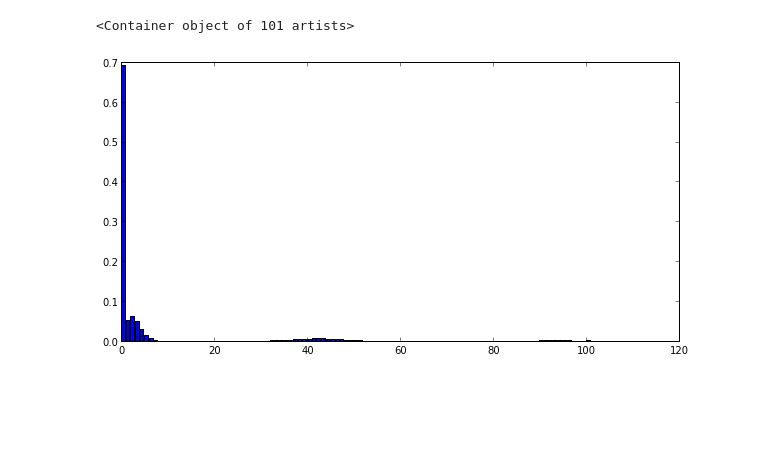
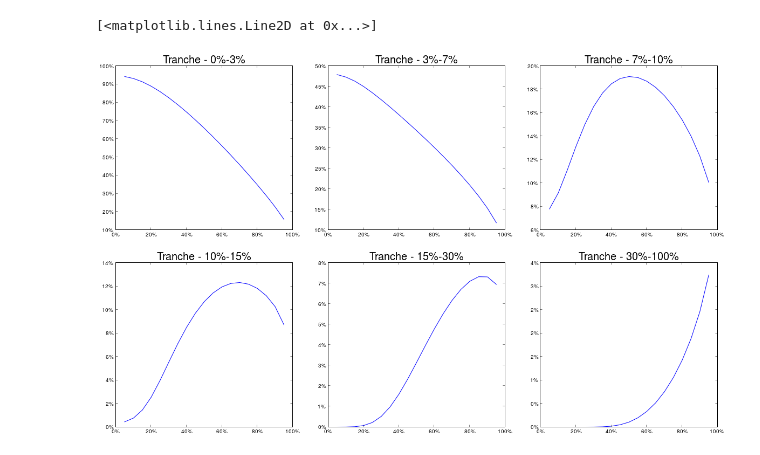
Before and after one commit to rguillemot/Formation_Finance, a Jupyter notebook: Forex_Credit_Equity/notebook/CDO.ipynb, the cells around one changed output. Drawn from its saved outputs; the diff is of its cells as text; code cells hidden in the pictures; blank space fills up the shorter version.

```diff
--- a/Forex_Credit_Equity/notebook/CDO.ipynb
+++ b/Forex_Credit_Equity/notebook/CDO.ipynb
@@ -43,6 +28,57 @@ Super Senior : 1.23%
-# %%
-fig,ax = plt.subplots(figsize=(10,5))
-ax.bar(range(100+1),proba)
-# %% [output]
-<Container object of 101 artists>
-[figure, removed]
+# %%
+def ExpectedLoss(loss,proba,a,d):
+    return sum([max((min (l,d)-a)/(d-a),0) for l in loss]*proba)
+# %%
+rhos = np.linspace(0.05,0.95,19)
+all_proba_loss = [proba_loss(100,0.05,rho) for rho in rhos]
+# %%
+from matplotlib import rc
+rc('font',**{'family':'sans-serif','sans-serif':['Helvetica']})
+## for Palatino and other serif fonts use:
+#rc('font',**{'family':'serif','serif':['Palatino']})
+rc('text', usetex=True)
+rcParams['text.latex.unicode']=True
+# %%
+fig, ((ax1,ax2,ax3),(ax4,ax5,ax6)) = plt.subplots(2,3,figsize=(20,12))
+
+def xfunc(x, pos=0):
+         return '%1.0f'%(x*100)+'\%'
+
+def yfunc(y, pos=0):
+         return '%1.0f'%(y*100)+'\%'
+
+
+
+el_0_3 = [ExpectedLoss(l,p,0,0.03) for (l,p) in all_proba_loss]
+el_3_7 = [ExpectedLoss(l,p,0.03,0.07) for (l,p) in all_proba_loss]
+el_7_10 = [ExpectedLoss(l,p,0.07,0.10) for (l,p) in all_proba_loss]
+el_10_15 = [ExpectedLoss(l,p,0.10,0.15) for (l,p) in all_proba_loss]
+el_15_30 = [ExpectedLoss(l,p,0.15,0.30) for (l,p) in all_proba_loss]
+el_30_100 = [ExpectedLoss(l,p,0.30,1) for (l,p) in all_proba_loss]
+ax1.set_title('Tranche - 0\%-3\%',fontsize=20)
+ax1.xaxis.set_major_formatter(FuncFormatter(xfunc))
+ax1.yaxis.set_major_formatter(FuncFormatter(yfunc))
+ax1.plot(rhos,el_0_3)
+ax2.set_title('Tranche - 3\%-7\%',fontsize=20)
+ax2.xaxis.set_major_formatter(FuncFormatter(xfunc))
+ax2.yaxis.set_major_formatter(FuncFormatter(yfunc))
+ax2.plot(rhos,el_3_7)
+ax3.set_title('Tranche - 7\%-10\%',fontsize=20)
+ax3.xaxis.set_major_formatter(FuncFormatter(xfunc))
+ax3.yaxis.set_major_formatter(FuncFormatter(yfunc))
+ax3.plot(rhos,el_7_10)
+ax4.set_title('Tranche - 10\%-15\%',fontsize=20)
+ax4.xaxis.set_major_formatter(FuncFormatter(xfunc))
+ax4.yaxis.set_major_formatter(FuncFormatter(yfunc))
+ax4.plot(rhos,el_10_15)
+ax5.set_title('Tranche - 15\%-30\%',fontsize=20)
+ax5.xaxis.set_major_formatter(FuncFormatter(xfunc))
+ax5.yaxis.set_major_formatter(FuncFormatter(yfunc))
+ax5.plot(rhos,el_15_30)
+ax6.set_title('Tranche - 30\%-100\%',fontsize=20)
+ax6.xaxis.set_major_formatter(FuncFormatter(xfunc))
+ax6.yaxis.set_major_formatter(FuncFormatter(yfunc))
+ax6.plot(rhos,el_30_100)
+# %% [output]
+[<matplotlib.lines.Line2D at 0x...>]
+[figure, added]
```
Also changed, not shown: parts of 8 cells of this notebook.
